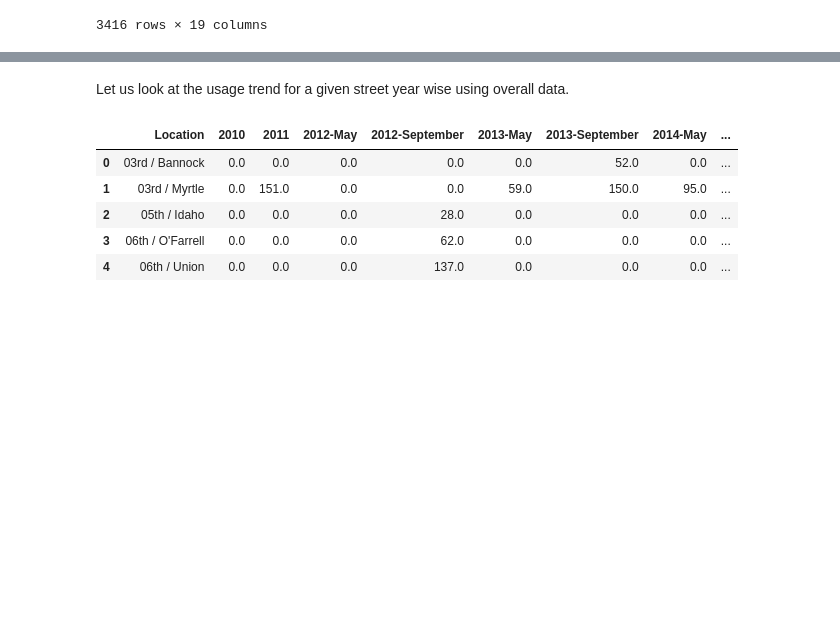
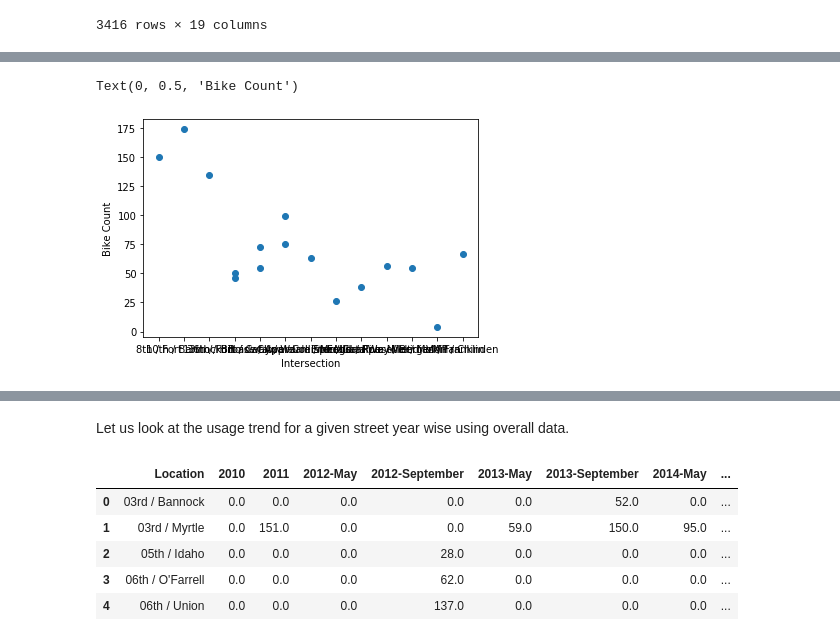
Before and after one commit to mikestefancic/TVCA, a Jupyter notebook: tvca-explore.ipynb, the cells around one changed output, grey strips where cells are left out. Saved outputs shown, nothing was run; the diff lists cells and outputs as text; code cells hidden in the pictures; blank space fills up the shorter version.

```diff
--- a/tvca-explore.ipynb
+++ b/tvca-explore.ipynb
@@ -140,0 +181,2 @@ data_2008.head()
+# %%
+data_2008.drop(data_2008.tail(3).index, inplace=True)
@@ -140,0 +185,3 @@ data_2008.head()
+# %%
+data_2008_trimmed = data_2008[['Location', 'Date', 'Time', 'Total']]
+data_2008_trimmed.head()
@@ -331,0 +786,7 @@ To retain the current behavior and silence the warning, pass 'sort=True'.
+# %%
+plt.scatter(data_2008_trimmed['Location'], data_2008_trimmed['Total'])
+plt.xlabel('Intersection')
+plt.ylabel('Bike Count')
+# %% [output]
+Text(0, 0.5, 'Bike Count')
+[figure, added]
```
Also changed, not shown: parts of 108 cells of this notebook.
